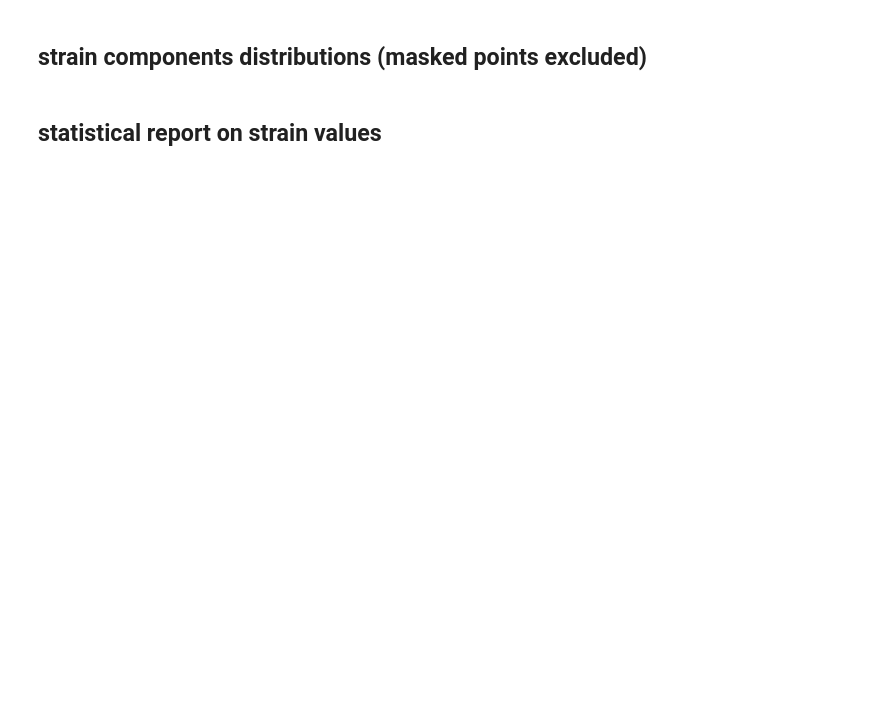
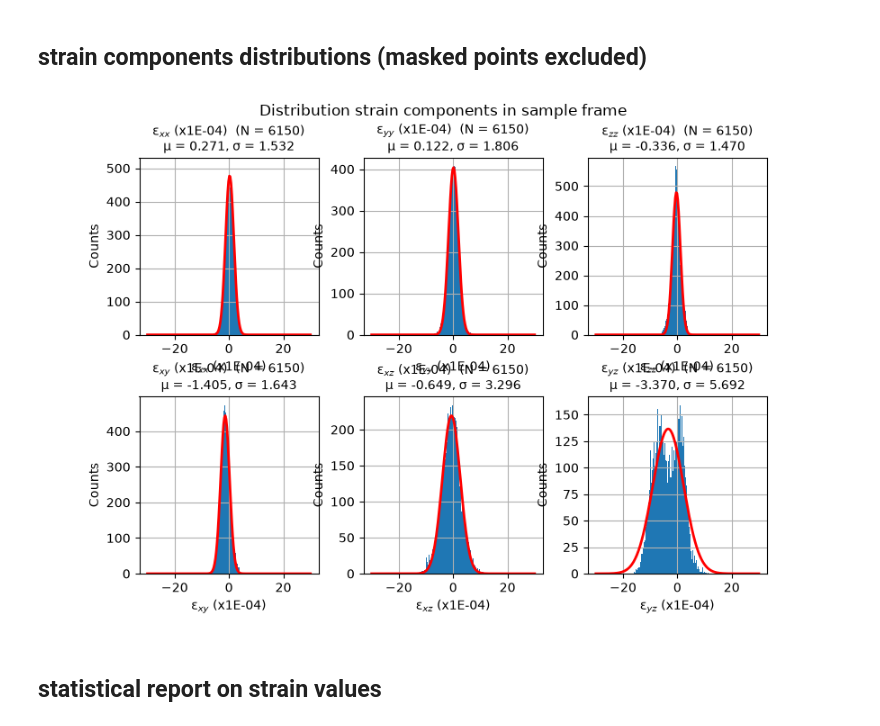
Before and after one commit to BM32ESRF/lauetools, a Jupyter notebook: LaueTools/notebooks/indexation/2_postprocess_maps.ipynb, the cells around one changed output. Saved outputs shown, nothing was run; the diff lists cells and outputs as text; code cells hidden in the pictures; blank space fills up the shorter version.

```diff
--- a/LaueTools/notebooks/indexation/2_postprocess_maps.ipynb
+++ b/LaueTools/notebooks/indexation/2_postprocess_maps.ipynb
@@ -127,12 +159,13 @@ plt.show()
 ## strain components distributions (masked points excluded)
 # %%
 multiplier = 1e4   # 1e4: strain in 1e-4 units
-fig.clear('all')
 fig, ax, fit_params = StrainMapHistogram(indexed_fileseries=ffs0, multiplier=multiplier,
                                          maskingcondition=combinedconds.ravel(), size=(9, 6), frame=strain_frame,
                                          bins=np.linspace(-30, 30, 200), fit=True)
 [_ax.grid() for _ax in ax.ravel()]
-plt.show()
+IB.show_figure(fig, live=LIVE_PLOTS)
+# %% [output]
+[figure, added]
 # %% [markdown]
 ## statistical report on strain values
 # %%
```
Also changed, not shown: parts of 21 cells of this notebook, 7 other files.
